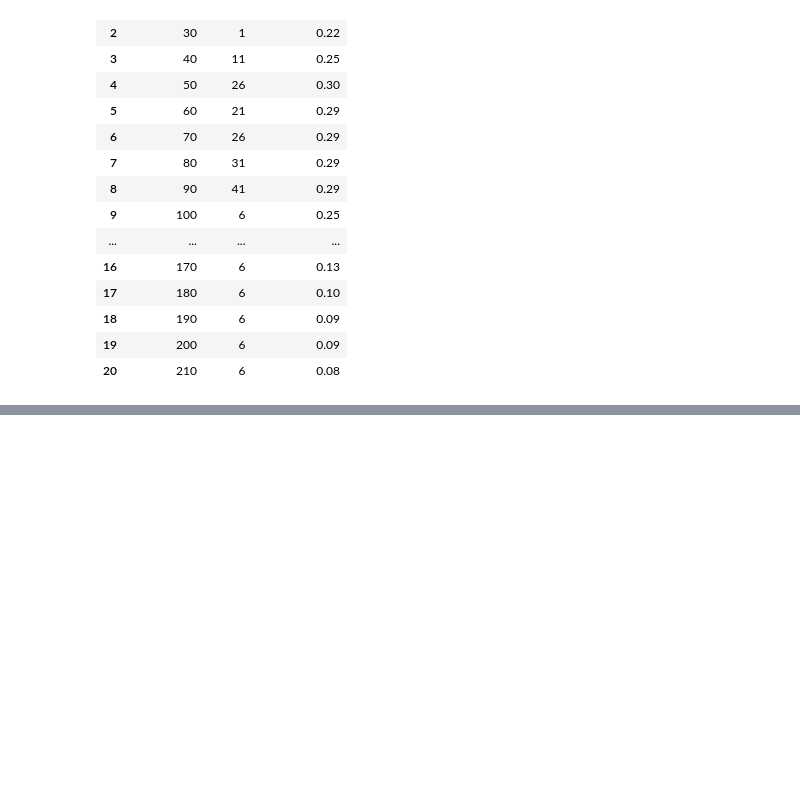
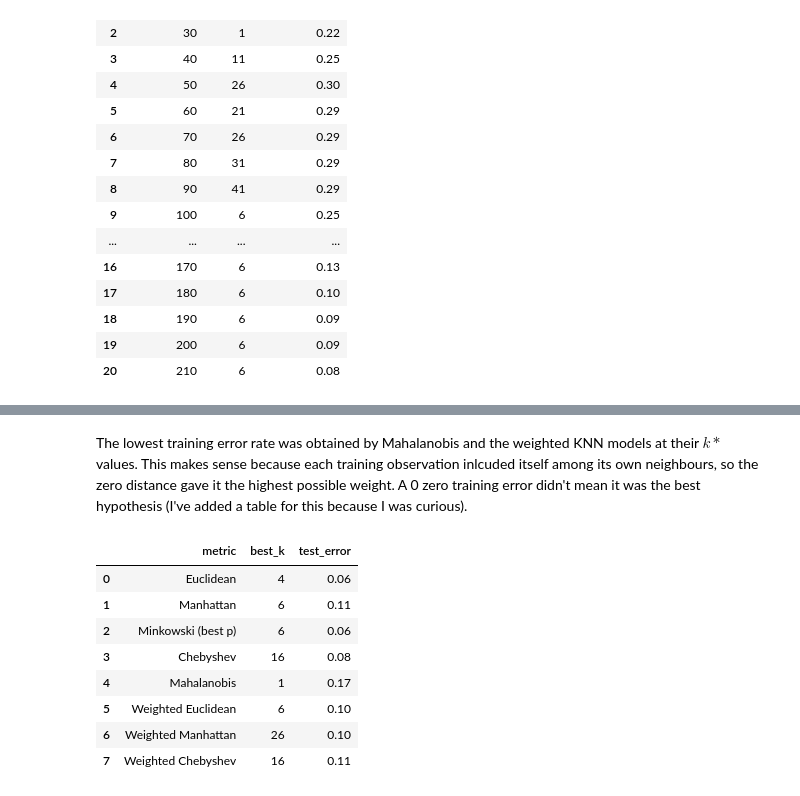
Before and after one commit to prathamaeron/DSCI-552-Assignments, a Jupyter notebook: assignment-01/notebooks/Aggarwal_Pratham_HW1.ipynb, the cells around one changed output, grey strips where cells are left out. Drawn from its saved outputs; the diff is of its cells as text; code cells hidden in the pictures; blank space fills up the shorter version.

```diff
--- a/assignment-01/notebooks/Aggarwal_Pratham_HW1.ipynb
+++ b/assignment-01/notebooks/Aggarwal_Pratham_HW1.ipynb
@@ -345,0 +599,47 @@ learning_curve_results
+# %% [markdown]
+The lowest training error rate was obtained by Mahalanobis and the weighted KNN models at their $k*$ values. This makes sense because each training observation inlcuded itself among its own neighbours, so the zero distance gave it the highest possible weight. A 0 zero training error didn't mean it was the best hypothesis (I've added a table for this because I was curious).
+# %%
+test_error_table = pd.DataFrame({
+    'metric': [
+        'Euclidean',
+        'Manhattan',
+        'Minkowski (best p)',
+        'Chebyshev',
+        'Mahalanobis',
+        'Weighted Euclidean',
+        'Weighted Manhattan',
+        'Weighted Chebyshev',
+    ],
+    'best_k': [
+        k_star,
+        best_manhattan_k,
+        best_manhattan_k,
+        best_chebyshev_k,
+        best_mahalanobis_k,
+        weighted_results.loc[0, 'best_k'],
+        weighted_results.loc[1, 'best_k'],
+        weighted_results.loc[2, 'best_k'],
+    ],
+    'test_error': [
+        best_test_error,
+        best_manhattan_test_error,
+        best_minkowski_test_error,
+        best_chebyshev_test_error,
+        best_mahalanobis_test_error,
+        weighted_results.loc[0, 'test_error'],
+        weighted_results.loc[1, 'test_error'],
+        weighted_results.loc[2, 'test_error'],
+    ],
+})
+
+test_error_table
+# %% [output]
+|  | metric | best_k | test_error |
+| 0 | Euclidean | 4 | 0.06 |
+| 1 | Manhattan | 6 | 0.11 |
+| 2 | Minkowski (best p) | 6 | 0.06 |
+| 3 | Chebyshev | 16 | 0.08 |
+| 4 | Mahalanobis | 1 | 0.17 |
+| 5 | Weighted Euclidean | 6 | 0.10 |
+| 6 | Weighted Manhattan | 26 | 0.10 |
+| 7 | Weighted Chebyshev | 16 | 0.11 |
```
Also changed, not shown: parts of 14 cells of this notebook.
